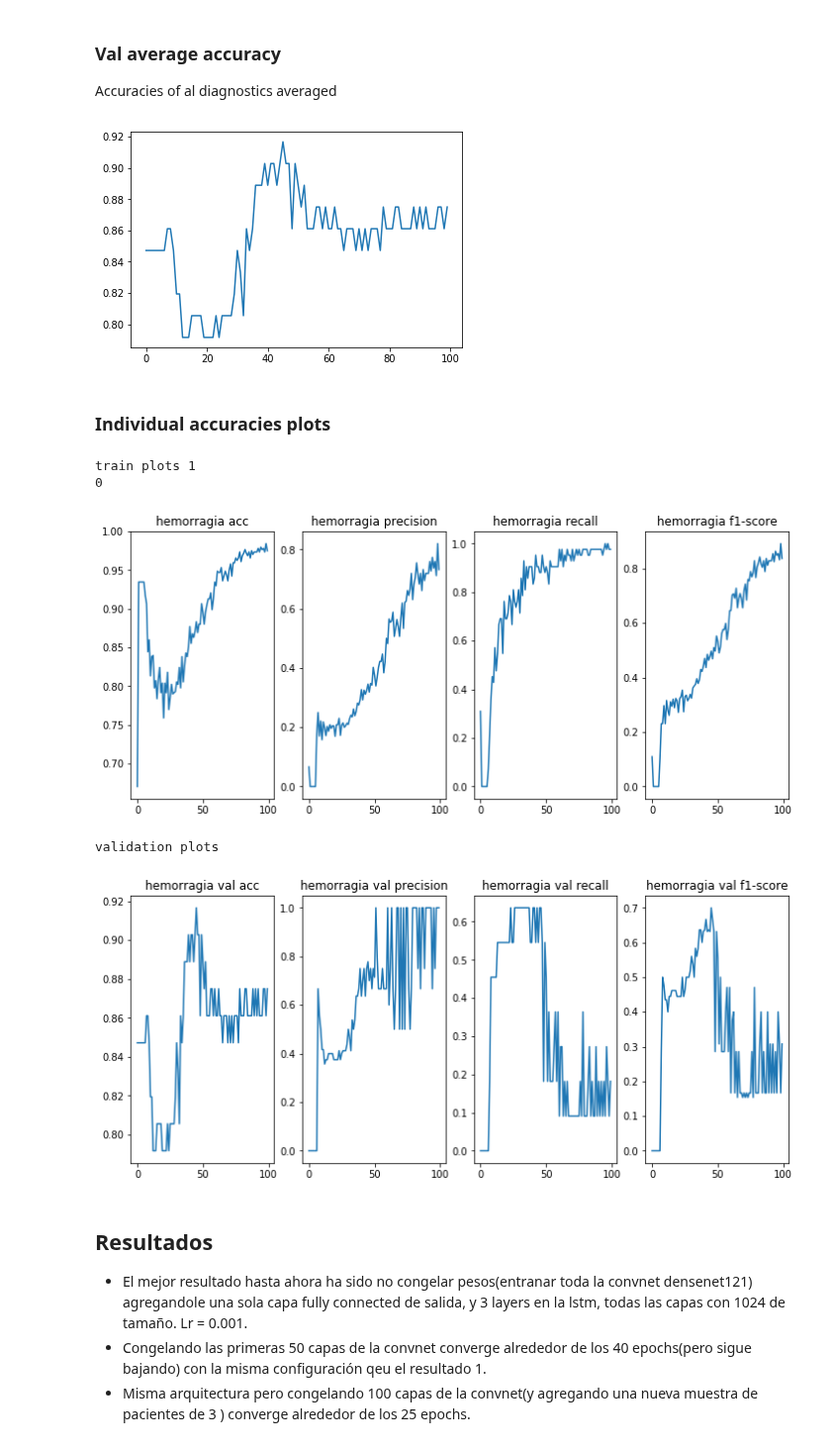
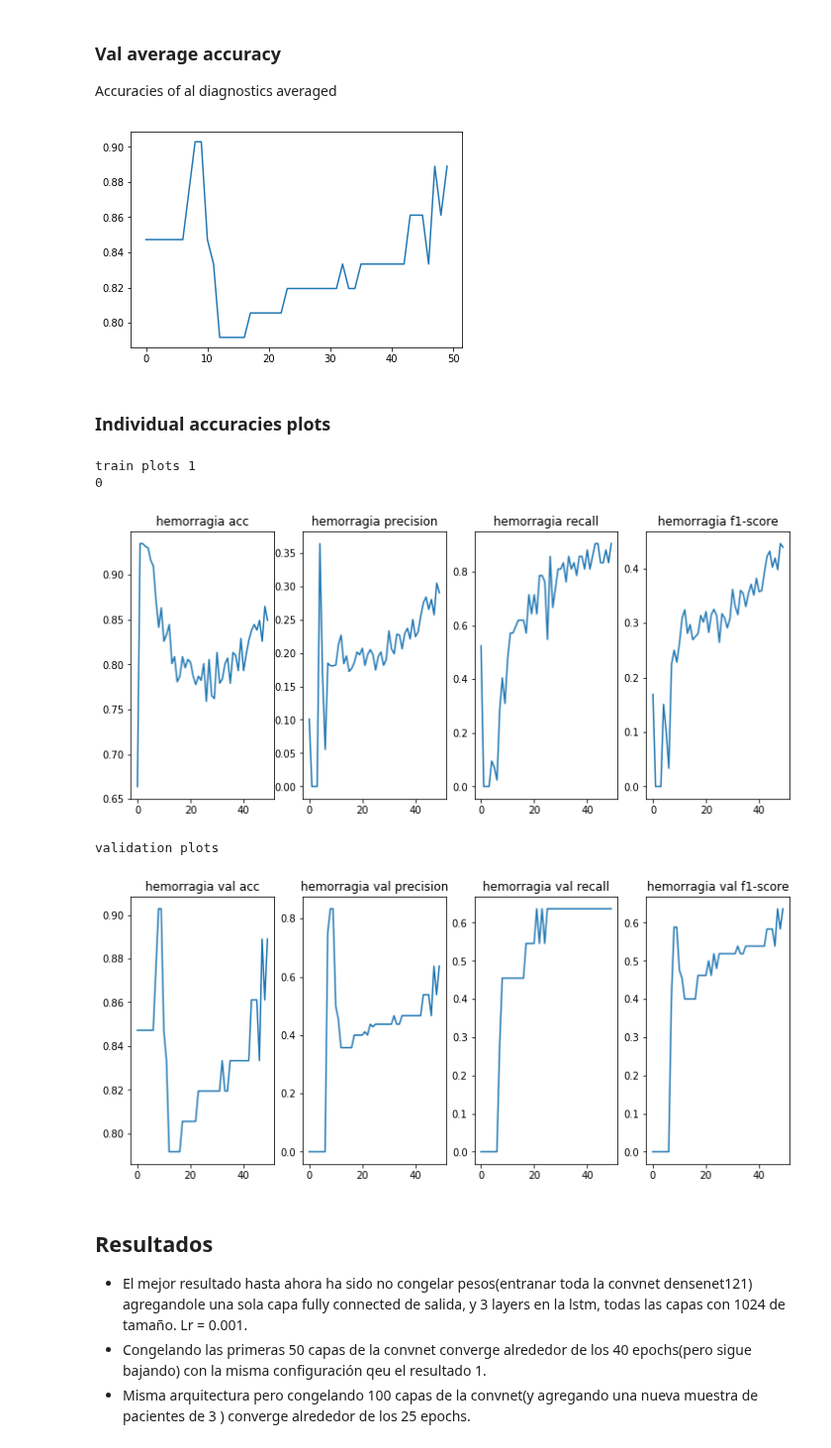
Before and after one commit to llealgt/postgrado_especializacion_investigacion_cientifica, a Jupyter notebook: proyecto/codigo/prototipos-fractura.ipynb, the cells around one changed output. Shown at 99% size. Saved outputs shown, nothing was run; the diff lists cells and outputs as text; code cells hidden in the pictures.

Commit message:
Trained 50 epochs for fractura after setting random rotation to 10, decent results(underfitting) with metrics increasing

```diff
--- a/proyecto/codigo/prototipos-fractura.ipynb
+++ b/proyecto/codigo/prototipos-fractura.ipynb
@@ -636,7 +636,7 @@ val_individual_precisions = []
 individual_recalls = []
 val_individual_recalls = []
 # %%
-EPOCHS = 100
+EPOCHS = 50
 # %% [markdown]
 for param_group in optimizer.param_groups:
         param_group['lr'] = 0.00002
@@ -687,10 +687,18 @@ def calc_score(y_pred,y_real,score_func):
     return accuracies, np.mean(np.array(accuracies))
 # %%
 #conv_lstm.load_state_dict(torch.load(experiment_string))
+# %%
+def compare_original_and_transformed(original,augmented,display=False):
+    if display:
+        plt.imshow(original)
+        plt.show()
+
+        plt.imshow(np.squeeze(augmented.permute(2,3,1,0).cpu().numpy()))
+        plt.show()
 # %%
 
 
-
+display = False
 conv_lstm.train()
 
 
@@ -741,6 +749,7 @@ for epoch in range(EPOCHS):
             #plt.show()
 
             tensor_imagen_paciente =  train_data_transforms(imagen_paciente).unsqueeze(0).to(device)
+            compare_original_and_transformed(imagen_paciente,tensor_imagen_paciente,display)
             #plt.imshow(np.squeeze(tensor_imagen_paciente.permute(2,3,1,0).cpu().numpy()))
             #plt.show()
             #print("printed it")
@@ -865,7 +874,7 @@ for epoch in range(EPOCHS):
 
     torch.save(conv_lstm.state_dict(), "./model_{}.chpk".format(experiment_string))
     epoch_end  = time.time()
-    print("Epoch {}:individual accs:[{}] avg accuracy {:.3f} loss:{:.3f} avg val acc:{:.3f} time {}".format(epoch,
+    print("Epoch {}:individual accs:[{}] avg accuracy {:.3f} loss:{:.3f} avg val acc:{:.3f} time {:.3f}".format(epoch,
                                                                                                         np.around(accuracies,decimals=3),
                                                                                                         average_accuracy,epoch_avg_loss,
                                                                                                         val_average_accuracy,epoch_end-epoch_start))
@@ -924,7 +933,7 @@ Accuracies of al diagnostics averaged
 plt.plot(val_total_accuracies)
 plt.show()
 # %% [output]
-[figure, old version]
+[figure, new version]
 # %% [markdown]
 ### Individual accuracies plots
 # %%
@@ -934,45 +943,45 @@ print("train plots",number_of_plots)
 for i in range(number_of_plots):
     print(i)
     plots[0].plot(individual_accuracies_tensor[:,i])
-    plots[0].set_title(nombres_diagnosticos[i]+ " acc")
+    plots[0].set_title(DESIRED_DIAGNOSTICS+ " acc")
 
     plots[1].plot(individual_precisions_tensor[:,i])
-    plots[1].set_title(nombres_diagnosticos[i]+" precision")
+    plots[1].set_title(DESIRED_DIAGNOSTICS+" precision")
 
     plots[2].plot(individual_recalls_tensor[:,i])
-    plots[2].set_title(nombres_diagnosticos[i]+" recall")
+    plots[2].set_title(DESIRED_DIAGNOSTICS+" recall")
 
     plots[3].plot(individual_f1_accuracies_tensor[:,i])
-    plots[3].set_title(nombres_diagnosticos[i]+" f1-score")
+    plots[3].set_title(DESIRED_DIAGNOSTICS+" f1-score")
 
 
 plt.show()
 print("validation plots")
 number_of_plots =  individual_accuracies_tensor.shape[1]
 f,plots = plt.subplots(number_of_plots,4,sharex=True,figsize= (12,5))
 
 for i in range(number_of_plots):
     plots[0].plot(val_individual_accuracies_tensor[:,i])
-    plots[0].set_title(nombres_diagnosticos[i]+ " val acc")
+    plots[0].set_title(DESIRED_DIAGNOSTICS+ " val acc")
 
     plots[1].plot(val_individual_precisions_tensor[:,i])
-    plots[1].set_title(nombres_diagnosticos[i]+" val precision")
+    plots[1].set_title(DESIRED_DIAGNOSTICS+" val precision")
 
     plots[2].plot(val_individual_recalls_tensor[:,i])
-    plots[2].set_title(nombres_diagnosticos[i]+" val recall")
+    plots[2].set_title(DESIRED_DIAGNOSTICS+" val recall")
 
     plots[3].plot(val_individual_f1_accuracies_tensor[:,i])
-    plots[3].set_title(nombres_diagnosticos[i]+" val f1-score")
+    plots[3].set_title(DESIRED_DIAGNOSTICS+" val f1-score")
 
 
 
 plt.show()
 # %% [output]
 train plots 1
 0
-[figure, old version]
+[figure, new version]
 validation plots
-[figure, old version]
+[figure, new version]
 # %% [markdown]
 ## Resultados
 * El mejor resultado hasta ahora ha sido no congelar pesos(entranar toda la convnet densenet121) agregandole una sola capa fully connected de salida, y 3 layers en la lstm, todas las capas con 1024 de tamaño. Lr = 0.001.
```
Also changed, not shown: parts of 6 cells of this notebook.
